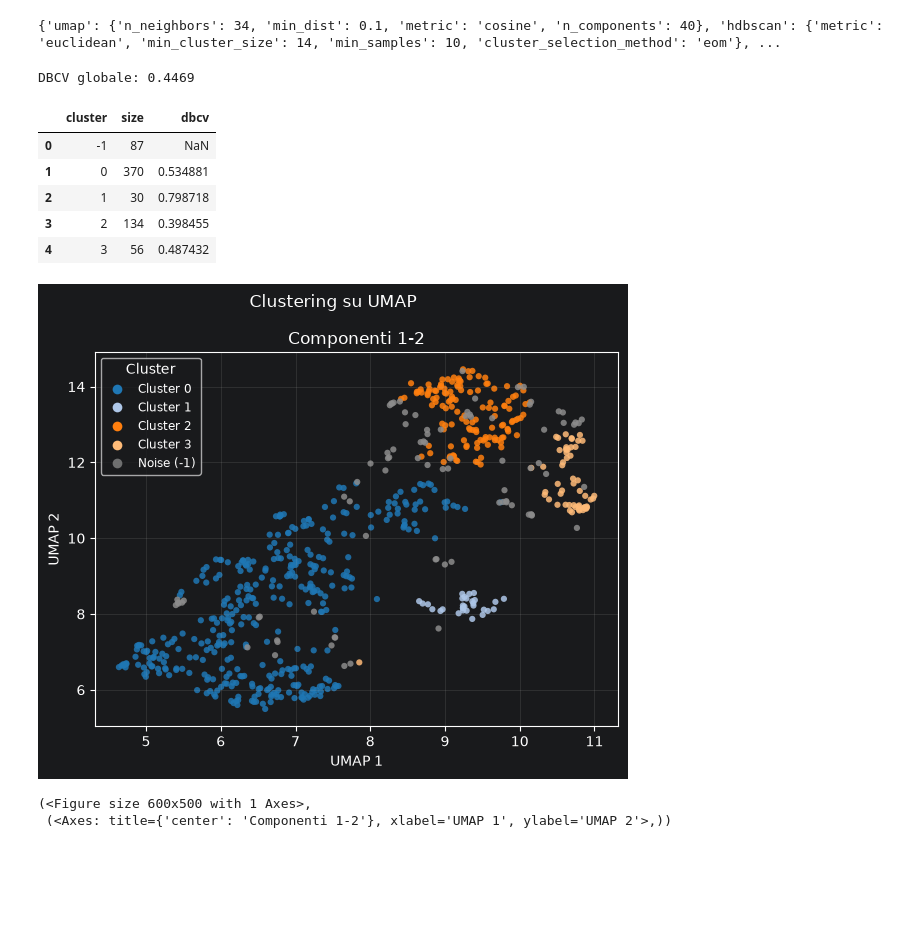
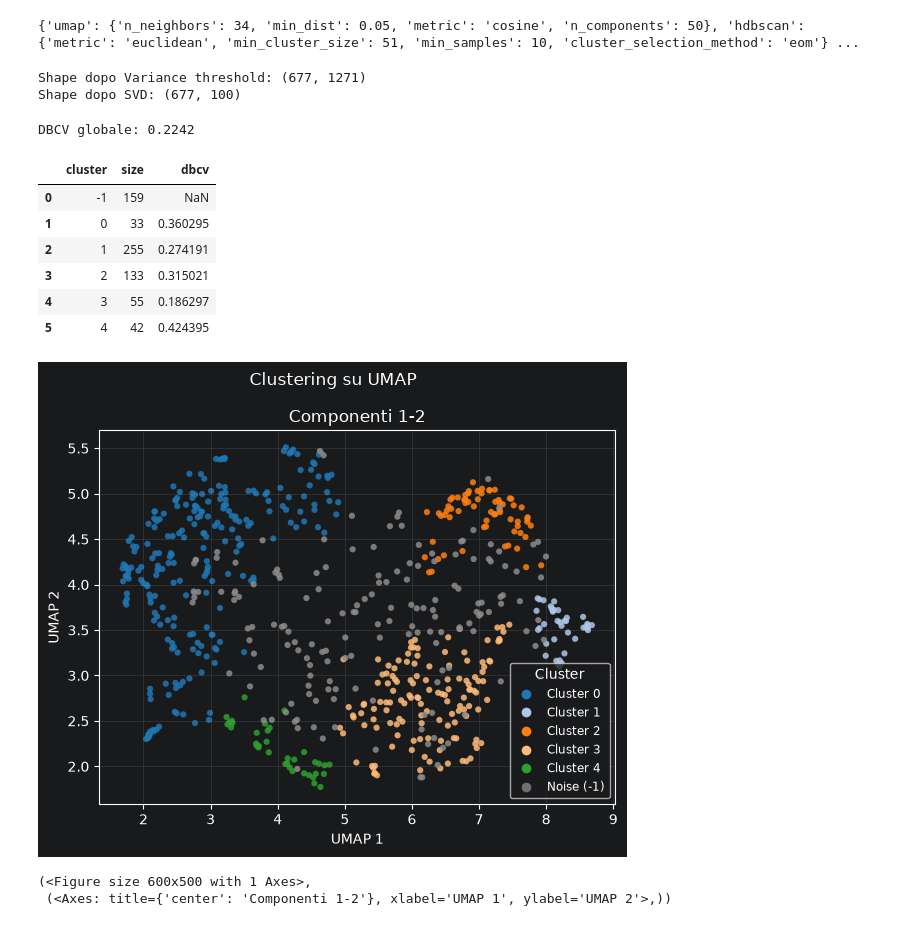
Before and after one commit to PasqualeSarcina/Glomeruli-FP03-2026, a Jupyter notebook: notebooks/HDBSCAN.ipynb, the cells around one changed output. Saved outputs shown, nothing was run; the diff lists cells and outputs as text; code cells hidden in the pictures; blank space fills up the shorter version.

```diff
--- a/notebooks/HDBSCAN.ipynb
+++ b/notebooks/HDBSCAN.ipynb
@@ -28,24 +32,27 @@ embedding_l2 = Normalizer(norm="l2").fit_transform(embedding)
 pca_95 = PCA(n_components=0.95)
 pca_95_embedding = pca_95.fit_transform(embedding_l2)
 # %%
+MIN_DIST = 0.05
+CLUSTER_SELECTION_METHOD = "eom"
+
 best = optimize_umap_hdbscan_auto(
-    pca_95_embedding,
+    embedding,
     n_runs=20,
 
-    min_dist=0.1,
+    min_dist=MIN_DIST,
     min_clusters=2,
     max_clusters=10,
     max_noise=0.33,
 
     min_valid_run_ratio=0.80,
     min_mean_ari=0.50,
-    min_mean_dbcv=0.4,
+    min_mean_dbcv=0.3,
 
     dbcv_weight=0.50,
-    valid_run_ratio_weight=0.30,
-    noise_weight=0.20,
+    valid_run_ratio_weight=0.35,
+    noise_weight=0.15,
 
-    cluster_selection_method="eom",
+    cluster_selection_method=CLUSTER_SELECTION_METHOD,
     max_auto_param_combinations=100,
 )
 
@@ -57,24 +64,48 @@ if best_n_components is None:
 
 print(best_params)
 # %% [output]
-{'umap': {'n_neighbors': 34, 'min_dist': 0.1, 'metric': 'cosine', 'n_components': 40}, 'hdbscan': {'metric': 'euclidean', 'min_cluster_size': 14, 'min_samples': 10, 'cluster_selection_method': 'eom'}, ...
+{'umap': {'n_neighbors': 34, 'min_dist': 0.05, 'metric': 'cosine', 'n_components': 50}, 'hdbscan': {'metric': 'euclidean', 'min_cluster_size': 51, 'min_samples': 10, 'cluster_selection_method': 'eom'} ...
+# %%
+from sklearn.preprocessing import normalize
+
+X_reduced_variance = VarianceThreshold(threshold=1e-8).fit_transform(embedding)
+print("Shape dopo Variance threshold:", X_reduced_variance.shape)
+
+X_reduced_variance_l2 = normalize(X_reduced_variance, norm="l2")
+svd = TruncatedSVD(
+    n_components=100,
+    algorithm="randomized",
+    n_iter=10,
+    n_oversamples=20,
+    random_state=42,
+)
+
+X_svd = svd.fit_transform(X_reduced_variance_l2)
+print("Shape dopo SVD:", X_svd.shape)
+# %% [output]
+Shape dopo Variance threshold: (677, 1271)
+Shape dopo SVD: (677, 100)
 # %%
-umap_params = best_params["umap"]
+#umap_params = best_params["umap"]
+
+X_svd_l2 = normalize(X_svd, norm="l2")
 
 umap_embedding = umap.UMAP(
-    n_neighbors=umap_params["n_neighbors"],
-    min_dist=umap_params["min_dist"],
-    n_components=umap_params["n_components"],
-    metric=umap_params["metric"],
-).fit_transform(pca_95_embedding)
+    n_neighbors=int(0.075 * n_samples),        #umap_params["n_neighbors"],
+    min_dist=0.05,               #umap_params["min_dist"],
+    n_components=20,       #umap_params["n_components"],
+    metric="cosine"         #umap_params["metric"],
+).fit_transform(X_svd_l2)
 # %%
 hdbscan_params = best_params["hdbscan"]
 
+CLUSTER_SELECTION_METHOD = "eom"
+
 clusterer = hdbscan.HDBSCAN(
-    min_cluster_size=hdbscan_params["min_cluster_size"],
-    min_samples=hdbscan_params["min_samples"],
-    metric=hdbscan_params["metric"],
-    cluster_selection_method=hdbscan_params["cluster_selection_method"]
+    min_cluster_size=round(0.03 * n_samples),               #hdbscan_params["min_cluster_size"],
+    min_samples=5,            #round(0.01 * n_samples),  #          hdbscan_params["min_samples"],
+    metric="euclidean",         #hdbscan_params["metric"],
+    cluster_selection_method=CLUSTER_SELECTION_METHOD       #hdbscan_params["cluster_selection_method"]
 )
 
 labels = clusterer.fit_predict(umap_embedding)
@@ -126,22 +157,23 @@ if np.any(labels == -1):
 print(f"DBCV globale: {dbcv_global:.4f}")
 display(cluster_dbcv_summary.sort_values("cluster").reset_index(drop=True))
 # %% [output]
-DBCV globale: 0.4469
+DBCV globale: 0.2242
 |  | cluster | size | dbcv |
-| 0 | -1 | 87 | NaN |
-| 1 | 0 | 370 | 0.534881 |
-| 2 | 1 | 30 | 0.798718 |
-| 3 | 2 | 134 | 0.398455 |
-| 4 | 3 | 56 | 0.487432 |
+| 0 | -1 | 159 | NaN |
+| 1 | 0 | 33 | 0.360295 |
+| 2 | 1 | 255 | 0.274191 |
+| 3 | 2 | 133 | 0.315021 |
+| 4 | 3 | 55 | 0.186297 |
+| 5 | 4 | 42 | 0.424395 |
 # %%
 plot_clustering_on_umap(
-    pca_95_embedding,
+    X_svd_l2,
     labels,
     min_dist=0.05,
-    n_neighbors=umap_params["n_neighbors"],
+    n_neighbors=int(0.075 * n_samples)        #umap_params["n_neighbors"],
 )
 # %% [output]
-[figure, old version]
+[figure, new version]
 (<Figure size 600x500 with 1 Axes>,
  (<Axes: title={'center': 'Componenti 1-2'}, xlabel='UMAP 1', ylabel='UMAP 2'>,))
 # %%
```
Also changed, not shown: parts of 6 cells of this notebook, 2 other files.
